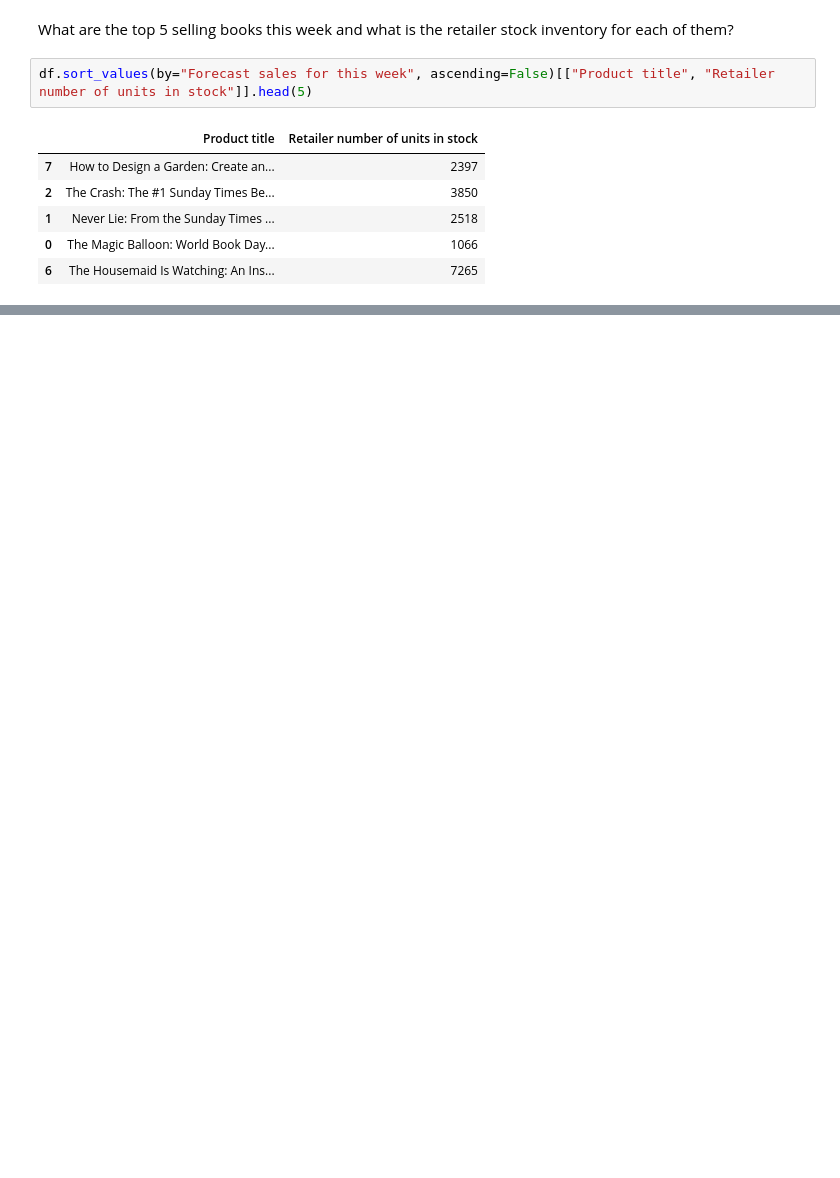
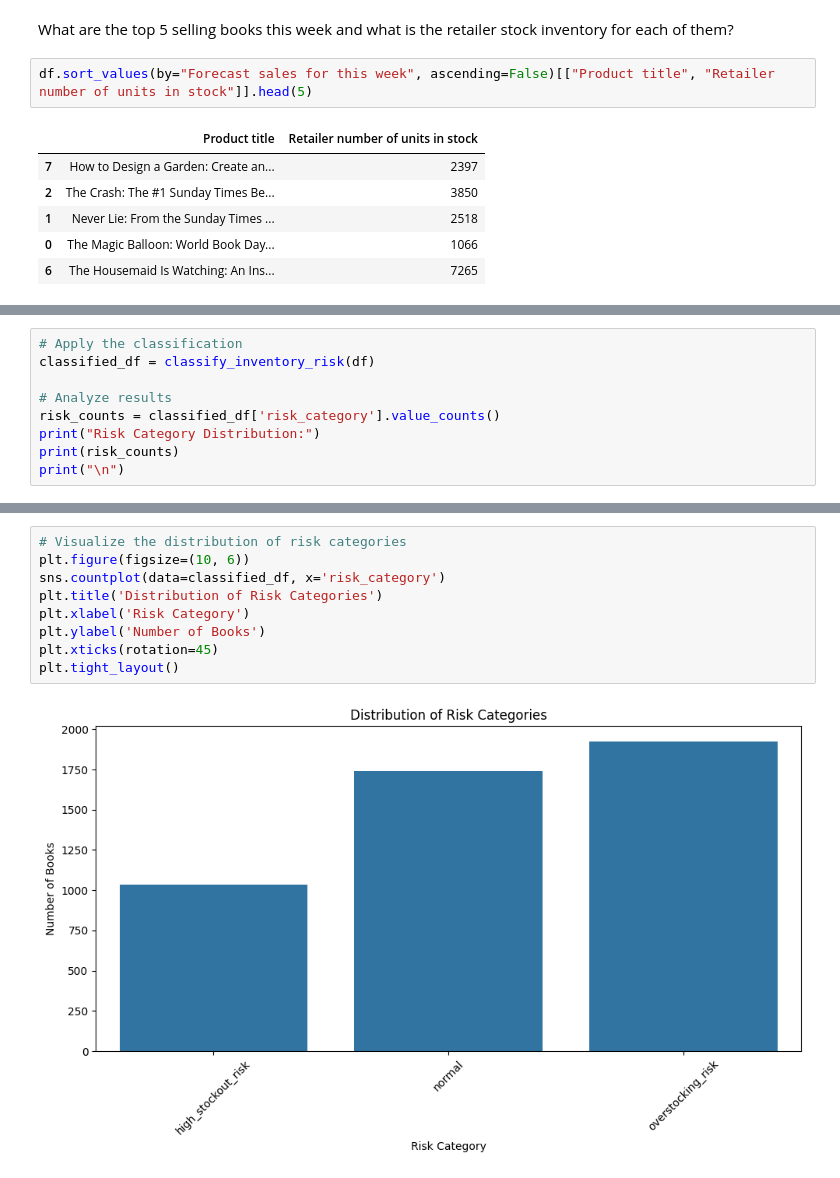
Before and after one commit to andrea-mar/books_dataset, a Jupyter notebook: dk.ipynb, the cells around one changed output, grey strips where cells are left out. Cells and saved outputs as stored; diff of their text form; blank space fills up the shorter version.

```diff
--- a/dk.ipynb
+++ b/dk.ipynb
@@ -141,0 +364,9 @@ df.sort_values(by="Forecast sales for this week", ascending=False)[["Product tit
+# %%
+# Apply the classification
+classified_df = classify_inventory_risk(df)
+
+# Analyze results
+risk_counts = classified_df['risk_category'].value_counts()
+print("Risk Category Distribution:")
+print(risk_counts)
+print("\n")
@@ -141,0 +424,11 @@ df.sort_values(by="Forecast sales for this week", ascending=False)[["Product tit
+# %%
+# Visualize the distribution of risk categories
+plt.figure(figsize=(10, 6))
+sns.countplot(data=classified_df, x='risk_category')
+plt.title('Distribution of Risk Categories')
+plt.xlabel('Risk Category')
+plt.ylabel('Number of Books')
+plt.xticks(rotation=45)
+plt.tight_layout()
+# %% [output]
+[figure, added]
```
Also changed, not shown: parts of 27 cells of this notebook, 5 other files.
